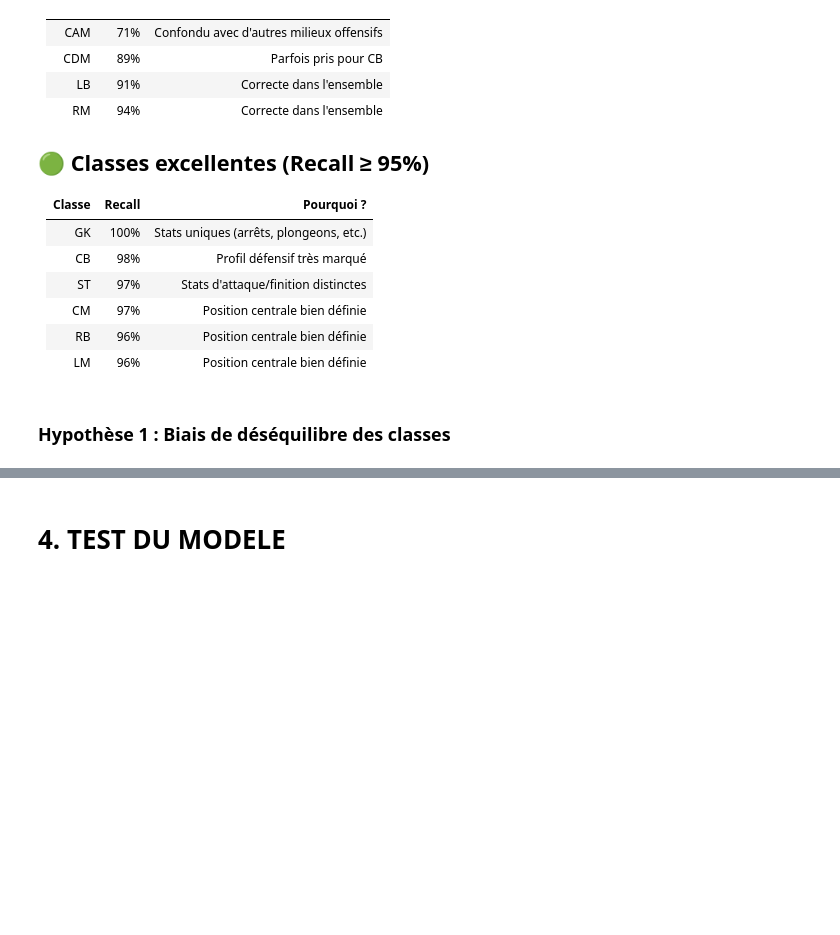
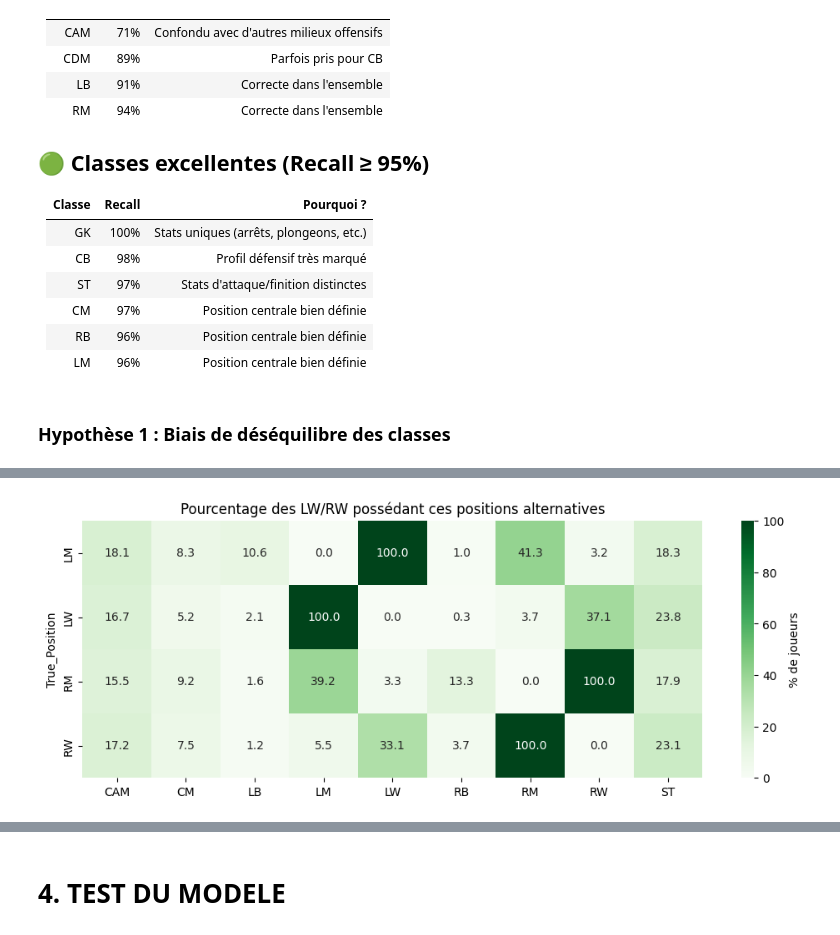
Before and after one commit to Hous20/ML_Fifa_Exploration, a Jupyter notebook: FIFA.ipynb, the cells around one changed output, grey strips where cells are left out. Saved outputs shown, nothing was run; the diff lists cells and outputs as text; code cells hidden in the pictures; blank space fills up the shorter version.

```diff
--- a/FIFA.ipynb
+++ b/FIFA.ipynb
@@ -696,0 +766,25 @@ plt.show()
+# %%
+import pandas as pd
+import seaborn as sns
+import matplotlib.pyplot as plt
+
+analysis_df = X.copy()
+analysis_df['True_Position'] = y
+
+wingers_df = analysis_df[analysis_df['True_Position'].isin(['LW', 'RW', 'LM', 'RM'])]
+
+
+alt_cols = [c for c in X.columns if 'Alternative positions_' in c]
+
+# Groupement par vraie position et moyenne des alternatives
+heatmap_data = wingers_df.groupby('True_Position')[alt_cols].mean() * 100
+heatmap_data = heatmap_data.loc[:, (heatmap_data > 5).any(axis=0)]
+heatmap_data.columns = [c.replace('Alternative positions_', '') for c in heatmap_data.columns]
+
+# Visualisation
+plt.figure(figsize=(12, 4))
+sns.heatmap(heatmap_data, annot=True, fmt='.1f', cmap='Greens', cbar_kws={'label': '% de joueurs'})
+plt.title('Pourcentage des LW/RW possédant ces positions alternatives')
+plt.show()
+# %% [output]
+[figure, added]
```
Also changed, not shown: parts of 24 cells of this notebook.
